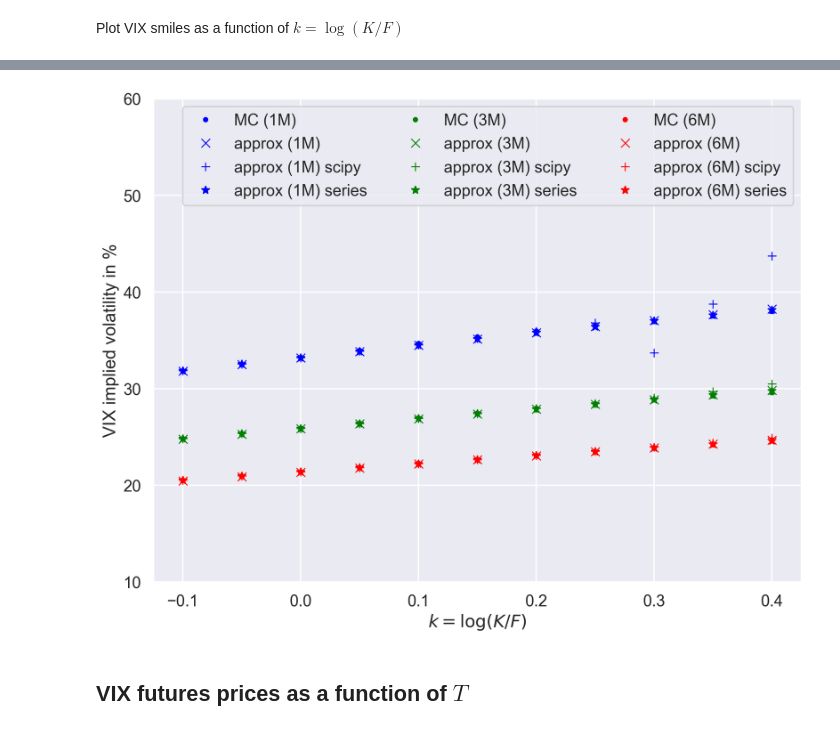
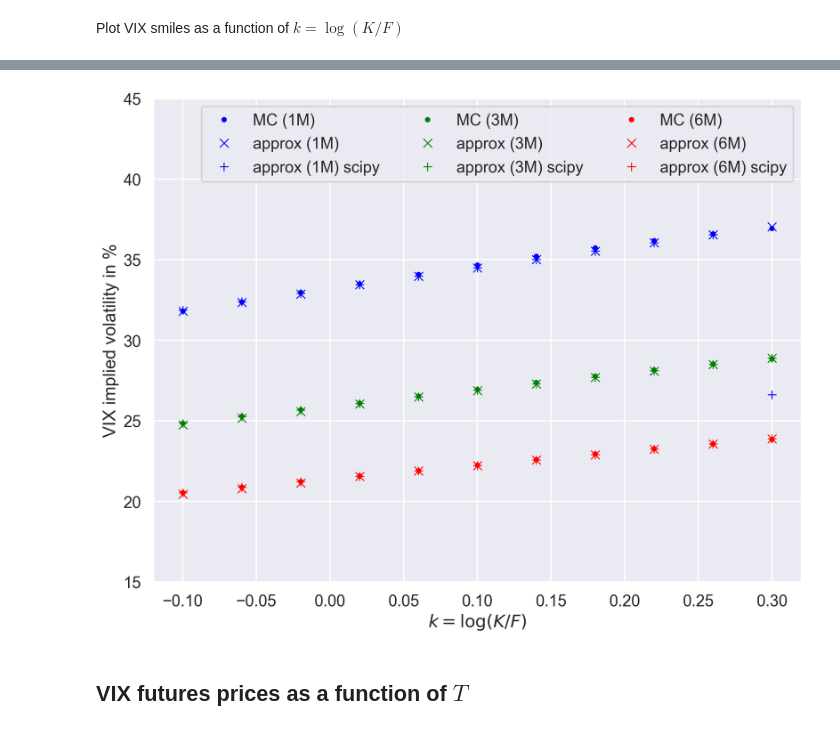
Before and after one commit to fbourgey/rough-bergomi, a Jupyter notebook: vix_weak_approx.ipynb, the cells around one changed output, grey strips where cells are left out. Cells and saved outputs as stored; diff of their text form; code cells hidden in the pictures.

```diff
--- a/vix_weak_approx.ipynb
+++ b/vix_weak_approx.ipynb
@@ -380,7 +380,7 @@ n_mc = 2 * 10**5
 
 rbergomi = RoughBergomi(**params)
 
-ks = np.linspace(-0.1, 0.4, 11)
+ks = np.linspace(-0.1, 0.3, 11)
 lbd = 0.3
 eta_2 = 0.3
 # %%
@@ -397,7 +397,7 @@ impvol_vix_mixed = {
 impvol_vix_mixed_approx = {
     month: np.asarray(
         rbergomi.implied_vol_vix_approx_mixed(
-            lbd=lbd, eta_2=eta_2, k=ks, T=T, order=3, n_quad=120
+            lbd=lbd, eta_2=eta_2, k=ks, T=T, order=3, n_quad=80
         )
     )
     for month, T in mats.items()
@@ -407,7 +407,7 @@ impvol_vix_mixed_approx = {
 impvol_vix_mixed_approx_scipy = {
     month: np.asarray(
         rbergomi.implied_vol_vix_approx_mixed(
-            lbd=lbd, eta_2=eta_2, k=ks, T=T, order=1, n_quad=None
+            lbd=lbd, eta_2=eta_2, k=ks, T=T, order=3, n_quad=None
         )
     )
     for month, T in mats.items()
@@ -430,41 +442,41 @@ impvol_vix_mixed_approx_series = {
 # %%
 fig, ax = plt.subplots(figsize=(1.5 * 8, 1.5 * 6))
 for i, month in enumerate(mats.keys()):
     ax.plot(
         ks,
         100 * impvol_vix_mixed[month],
         ".",
         color=COLORS[i],
         label=f"MC ({month})",
     )
     ax.plot(
         ks,
         100 * impvol_vix_mixed_approx[month],
         "x",
         color=COLORS[i],
         label=f"approx ({month})",
     )
     ax.plot(
         ks,
         100 * impvol_vix_mixed_approx_scipy[month],
         "+",
         color=COLORS[i],
         label=f"approx ({month}) scipy",
     )
-    ax.plot(
-        ks,
-        100 * impvol_vix_mixed_approx_series[month],
-        "*",
-        color=COLORS[i],
-        label=f"approx ({month}) series",
-    )
+    # ax.plot(
+    #     ks,
+    #     100 * impvol_vix_mixed_approx_series[month],
+    #     "*",
+    #     color=COLORS[i],
+    #     label=f"approx ({month}) series",
+    # )
 ax.set_xlabel(r"$k=\log(K/F)$")
 ax.set_ylabel("VIX implied volatility in %")
 ax.legend(ncol=3)
-ax.set_ylim(10, 60)
+ax.set_ylim(15, 45)
 plt.show()
 # %% [output]
-[figure, old version]
+[figure, new version]
 # %%
 # TODO: write down psi function and try to user Hermite series expansion there
 # %% [markdown]
```
Also changed, not shown: parts of 1 cell of this notebook, 3 other files.
